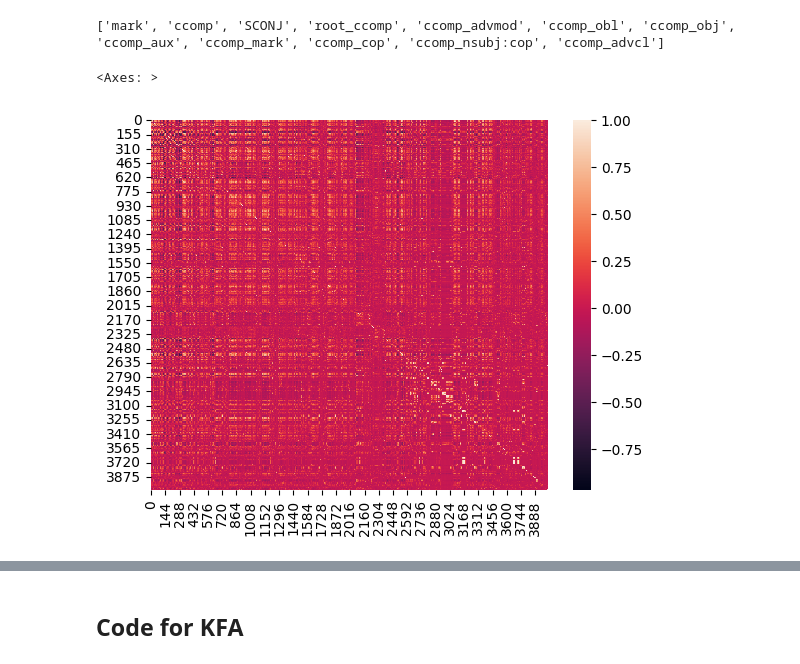
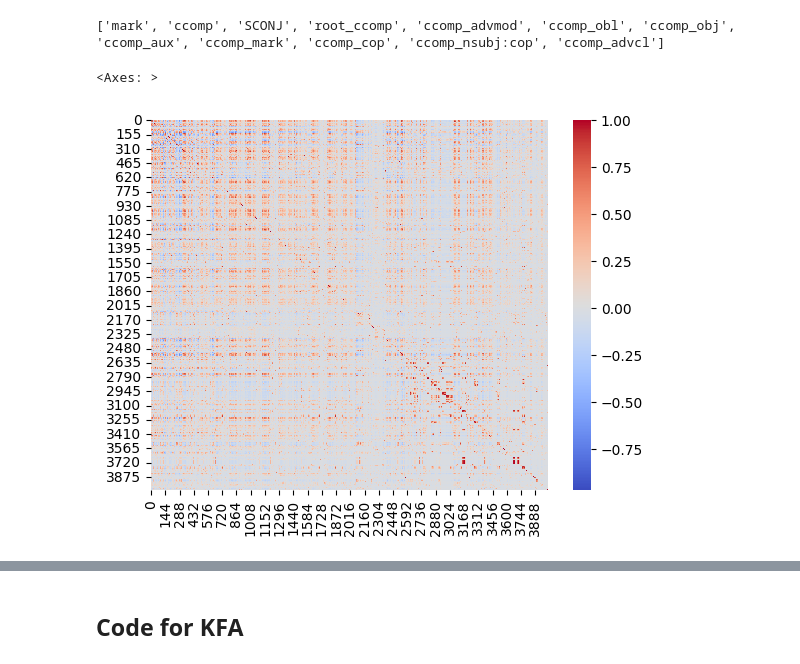
Before and after one commit to TurkuNLP/TCBC_feature_analysis, a Jupyter notebook: KFA_new_age_groups.ipynb, the cells around one changed output, grey strips where cells are left out. Saved outputs shown, nothing was run; the diff lists cells and outputs as text; code cells hidden in the pictures.

```diff
--- a/KFA_new_age_groups.ipynb
+++ b/KFA_new_age_groups.ipynb
@@ -95,6 +96,10 @@ with mp.Pool(mp.cpu_count()) as pool:
         results = [async_result.get() for async_result in async_results]
 # %% [markdown]
 ## Code for checking correlations between variables
+# %%
+og_results = results.copy()
+# %%
+results = og_results
 # %%
 feat_dict = {index_dict[i]: i for i in index_dict}
 # %%
@@ -112,7 +117,7 @@ print(strongly_correlating)
 # %% [output]
 ['mark', 'ccomp', 'SCONJ', 'root_ccomp', 'ccomp_advmod', 'ccomp_obl', 'ccomp_obj', 'ccomp_aux', 'ccomp_mark', 'ccomp_cop', 'ccomp_nsubj:cop', 'ccomp_advcl']
 # %%
-sns.heatmap(corr_coefs)
+sns.heatmap(corr_coefs, cmap='coolwarm')
 # %% [output]
 <Axes: >
-[figure, old version]
+[figure, new version]
```
Also changed, not shown: parts of 44 cells of this notebook.
